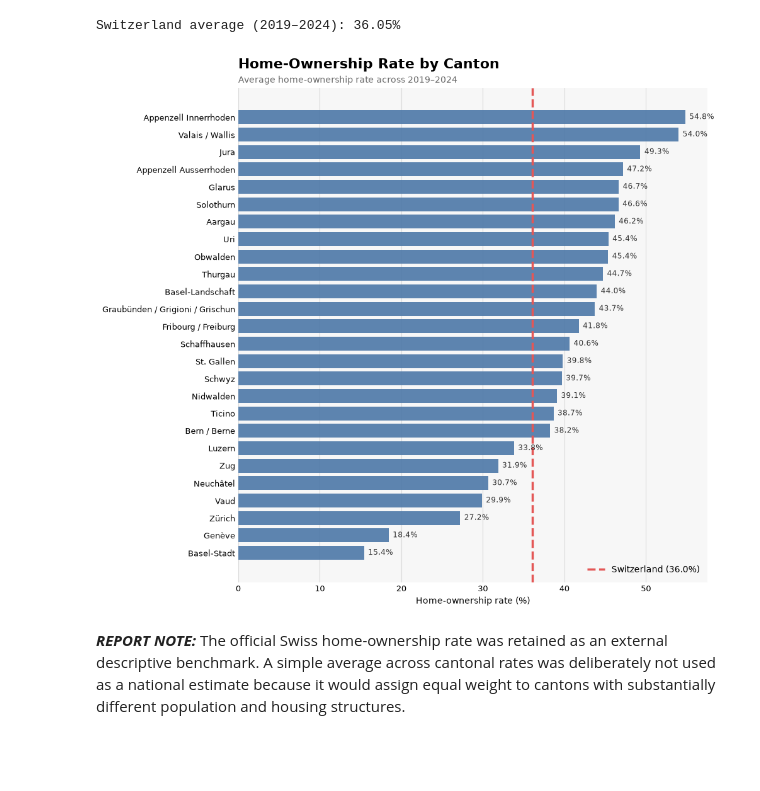
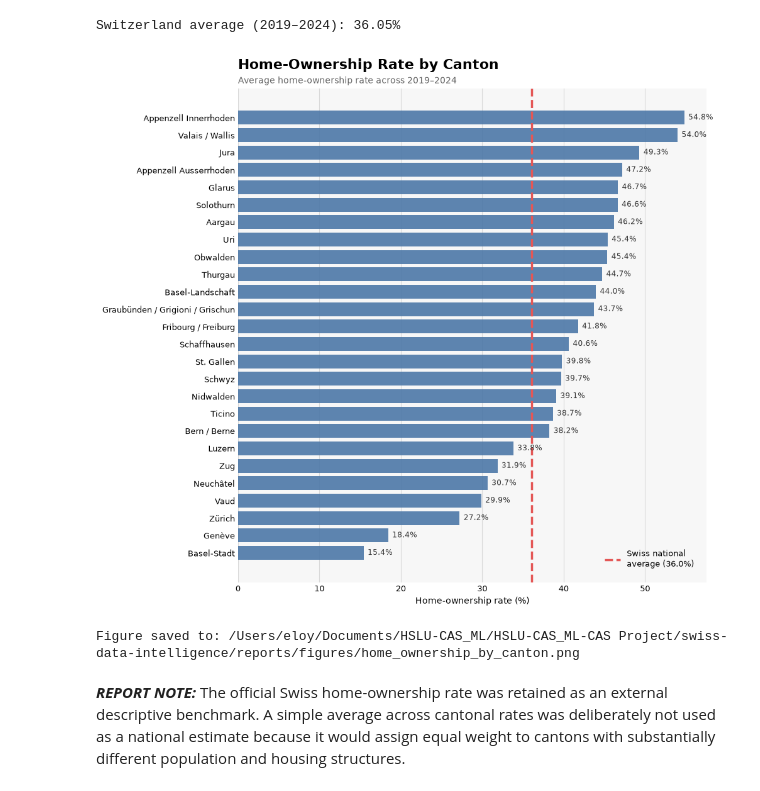
Before and after one commit to edelarubia/swiss-data-intelligence, a Jupyter notebook: notebooks/02_eda.ipynb, the cells around one changed output. Saved outputs shown, nothing was run; the diff lists cells and outputs as text; code cells hidden in the pictures; blank space fills up the shorter version.

```diff
--- a/notebooks/02_eda.ipynb
+++ b/notebooks/02_eda.ipynb
@@ -208,7 +208,7 @@ ax.axvline(
     color=REFERENCE_COLOR,
     linestyle="--",
     linewidth=2.5,
-    label=f"Switzerland ({switzerland_average:.1f}%)",
+    label=f"Swiss national\naverage ({switzerland_average:.1f}%)",
 )
 
 
@@ -256,37 +256,55 @@ ax.set_ylabel("")
 # ggplot-like grid.
 ax.grid(
     axis="x",
     color=GRID_COLOR,
     linewidth=0.8,
 )
 
 ax.set_axisbelow(True)
 
 
 # Remove unnecessary borders.
 for spine in ax.spines.values():
     spine.set_visible(False)
 
 
 # Clean tick appearance.
 ax.tick_params(
     axis="both",
     length=0,
     labelsize=9,
 )
 
-
-# Highlight the reference line in the legend.
+# Place the national benchmark legend inside the plotting area.
 ax.legend(
     frameon=False,
     loc="lower right",
+    bbox_to_anchor=(0.98, 0.02),
+    borderaxespad=0,
+    fontsize=9,
 )
 
+plt.tight_layout()
 
-plt.tight_layout()
+figure_path = (
+    PROJECT_ROOT
+    / "reports"
+    / "figures"
+    / "home_ownership_by_canton.png"
+)
+
+fig.savefig(
+    figure_path,
+    dpi=300,
+    bbox_inches="tight",
+)
+
 plt.show()
+
+print(f"Figure saved to: {figure_path}")
 # %% [output]
-[figure, old version]
+[figure, new version]
+Figure saved to: /Users/eloy/Documents/HSLU-CAS_ML/HSLU-CAS_ML-CAS Project/swiss-data-intelligence/reports/figures/home_ownership_by_canton.png
 # %% [markdown]
 ***REPORT NOTE:*** The official Swiss home-ownership rate was retained as an external descriptive benchmark. A simple average across cantonal rates was deliberately not used as a national estimate because it would assign equal weight to cantons with substantially different population and housing structures.
 # %%
```
Also changed, not shown: parts of 12 cells of this notebook, 18 other files.
